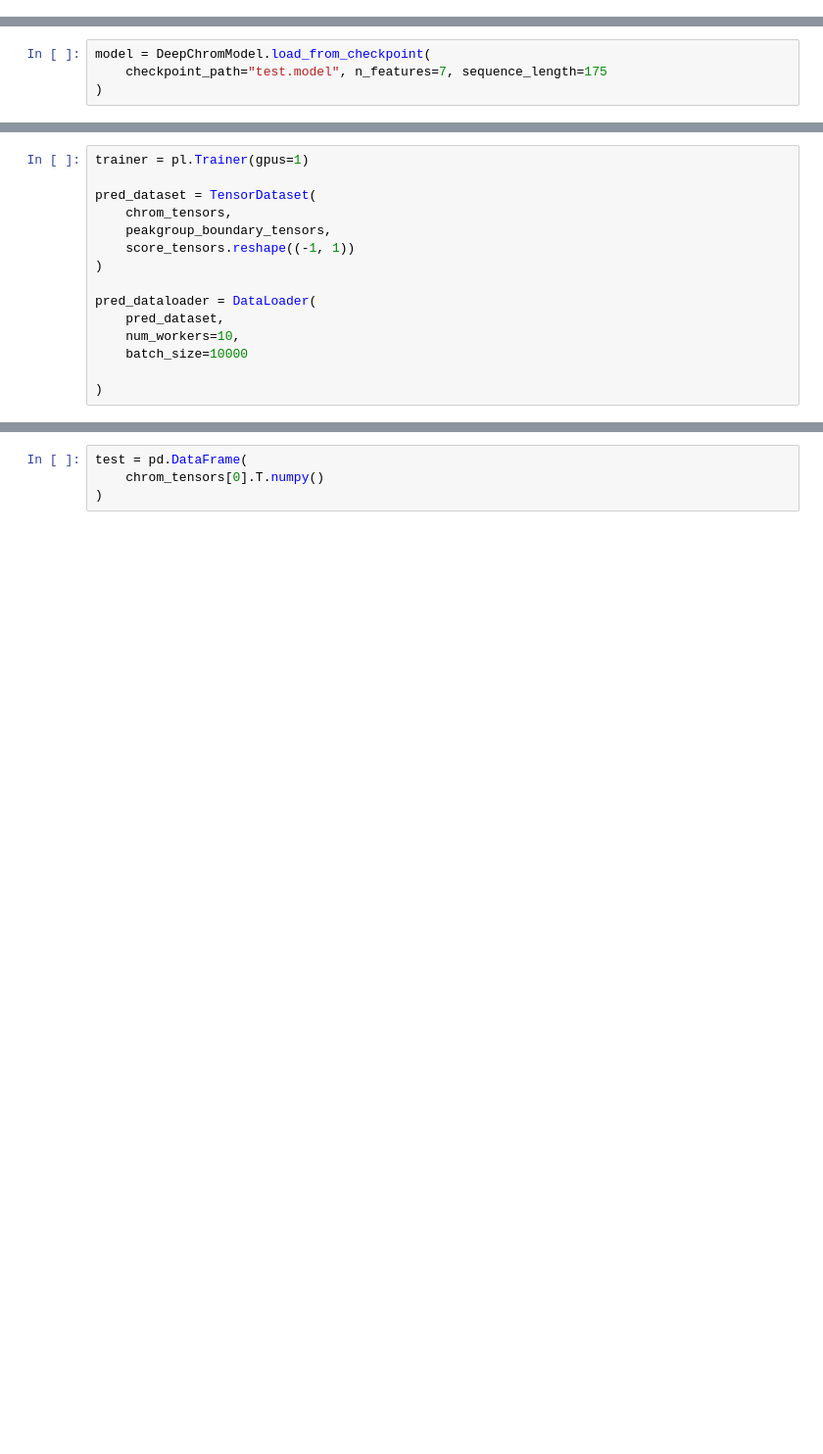
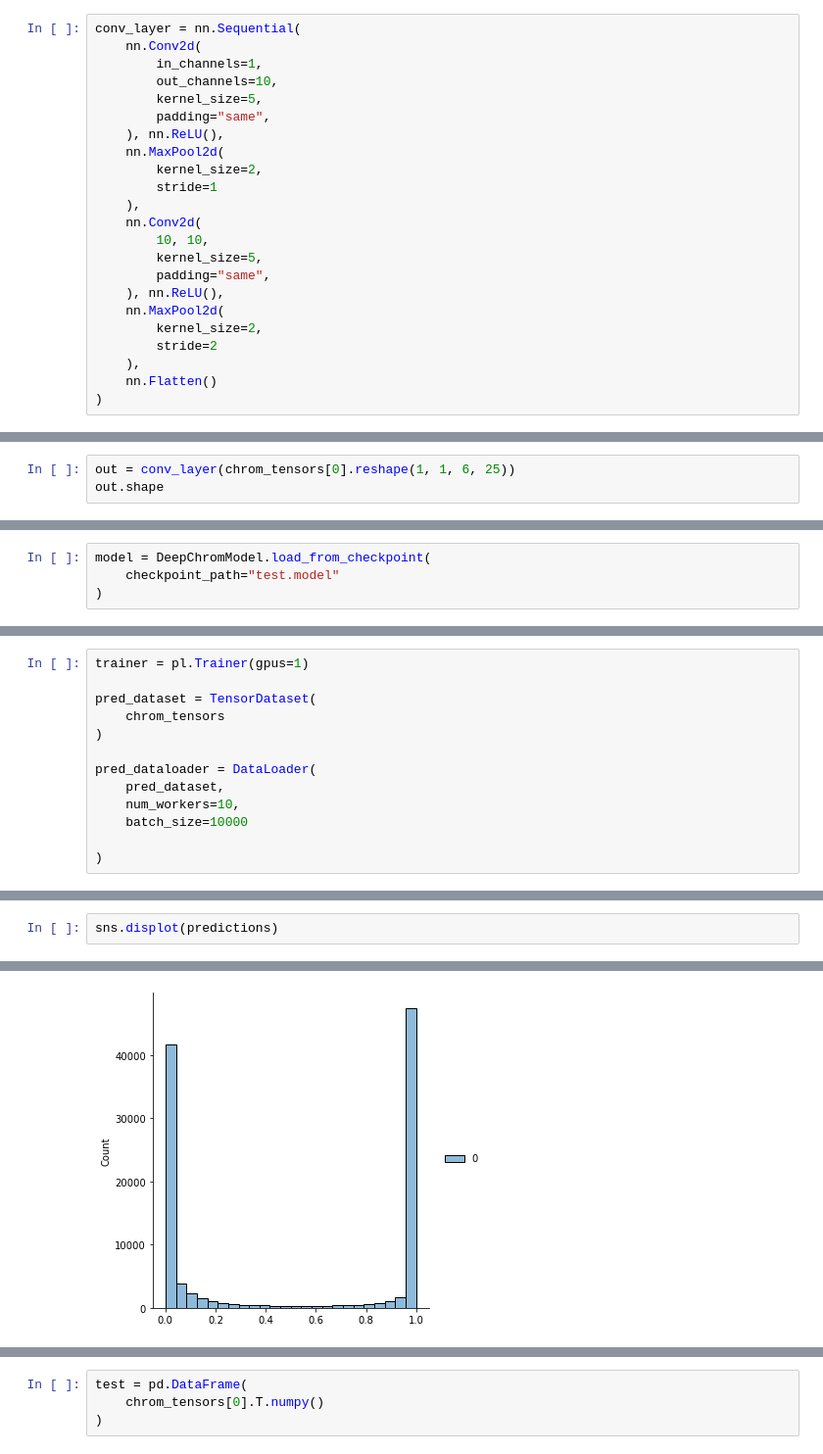
Before and after one commit to InfectionMedicineProteomics/gps, a Jupyter notebook: notebooks/torch_model.ipynb, the cells around one changed output, grey strips where cells are left out. Shown at 98% size. Cells and saved outputs as stored; diff of their text form; blank space fills up the shorter version.

Commit message:
Changes to notebooks and output of chromatograms

```diff
--- a/notebooks/torch_model.ipynb
+++ b/notebooks/torch_model.ipynb
@@ -157,0 +52,23 @@ chrom_tensors.shape, peakgroup_boundary_tensors.shape, label_tensors.shape, scor
+# %%
+conv_layer = nn.Sequential(
+    nn.Conv2d(
+        in_channels=1,
+        out_channels=10,
+        kernel_size=5,
+        padding="same",
+    ), nn.ReLU(),
+    nn.MaxPool2d(
+        kernel_size=2,
+        stride=1
+    ),
+    nn.Conv2d(
+        10, 10,
+        kernel_size=5,
+        padding="same",
+    ), nn.ReLU(),
+    nn.MaxPool2d(
+        kernel_size=2,
+        stride=2
+    ),
+    nn.Flatten()
+)
@@ -157,0 +77,3 @@ chrom_tensors.shape, peakgroup_boundary_tensors.shape, label_tensors.shape, scor
+# %%
+out = conv_layer(chrom_tensors[0].reshape(1, 1, 6, 25))
+out.shape
@@ -259,4 +342,4 @@ trainer.save_checkpoint(
 # %%
 model = DeepChromModel.load_from_checkpoint(
-    checkpoint_path="test.model", n_features=7, sequence_length=175
+    checkpoint_path="test.model"
 )
@@ -264,9 +349,7 @@ model = DeepChromModel.load_from_checkpoint(
 trainer = pl.Trainer(gpus=1)
 
 pred_dataset = TensorDataset(
-    chrom_tensors,
-    peakgroup_boundary_tensors,
-    score_tensors.reshape((-1, 1))
+    chrom_tensors
 )
 
 pred_dataloader = DataLoader(
@@ -317,0 +383,3 @@ import pandas as pd
+# %%
+sns.displot(predictions)
+# %% [output]
@@ -317,0 +387 @@ import pandas as pd
+[figure, added]
```
Also changed, not shown: parts of 43 cells of this notebook, 3 other files.
